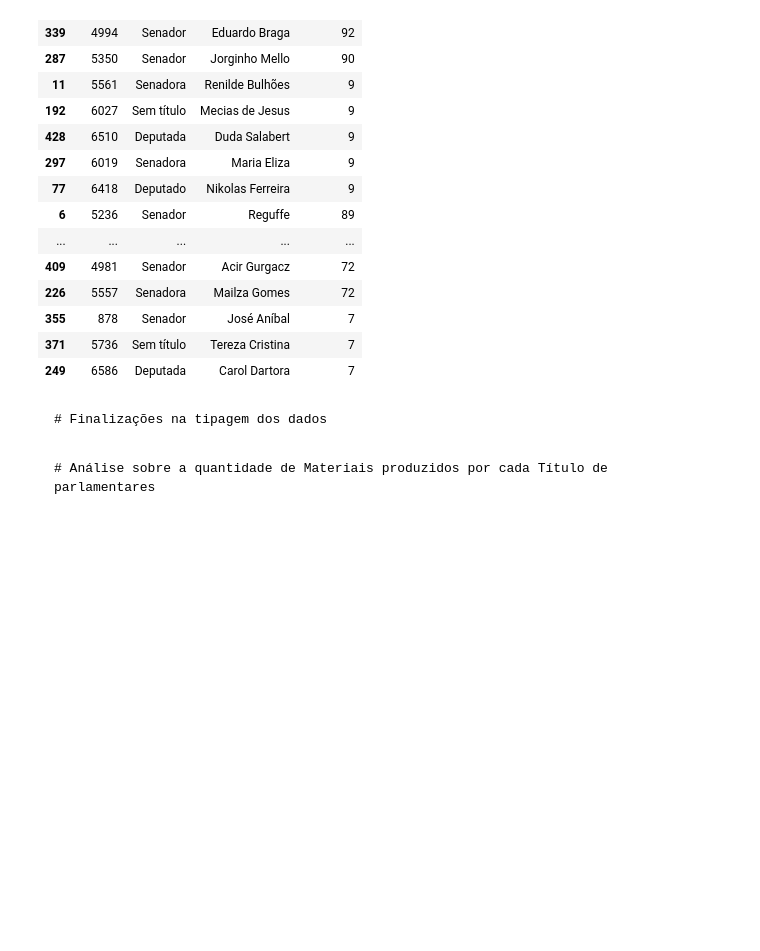
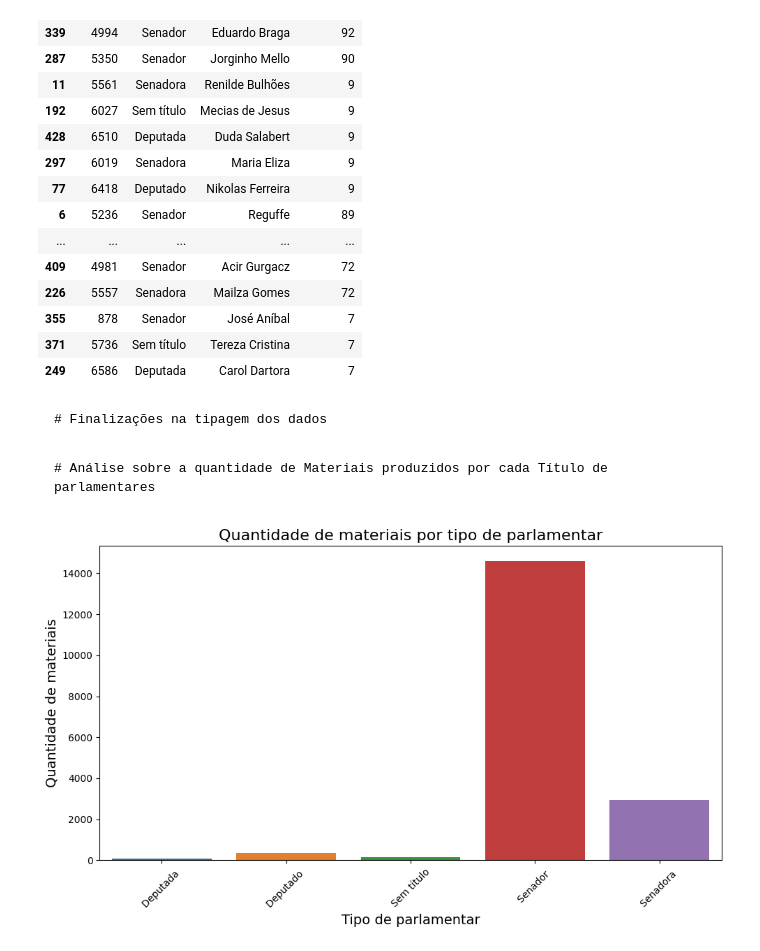
Before and after one commit to OtaviOuu/Aleon, a Jupyter notebook: desafio-otavio-venancio.ipynb, the cells around one changed output. Drawn from its saved outputs; the diff is of its cells as text; code cells hidden in the pictures; blank space fills up the shorter version.

```diff
--- a/desafio-otavio-venancio.ipynb
+++ b/desafio-otavio-venancio.ipynb
@@ -178,13 +182,15 @@ df_parlamentar["Materiais"] = pd.to_numeric(df_parlamentar["Materiais"]).astype(
 # %%
 df_grouped = df_parlamentar.groupby("Título", as_index=False)["Materiais"].sum()
 
+plt.figure(figsize=(10, 6))
+sns.barplot(data=df_grouped, x="Título", y="Materiais")
 
-fig = px.bar(
-    df_grouped,
-    x="Título",
-    y="Materiais",
-    title="Quantidade de materiais por tipo de parlamentar",
-)
+plt.title("Quantidade de materiais por tipo de parlamentar", fontsize=16)
+plt.xlabel("Tipo de parlamentar", fontsize=14)
+plt.ylabel("Quantidade de materiais", fontsize=14)
+plt.xticks(rotation=45)
+plt.tight_layout()
 
-#fig.show()
-fig
+plt.show()
+# %% [output]
+[figure, added]
```
Also changed, not shown: parts of 1 cell of this notebook, 1 other file.
